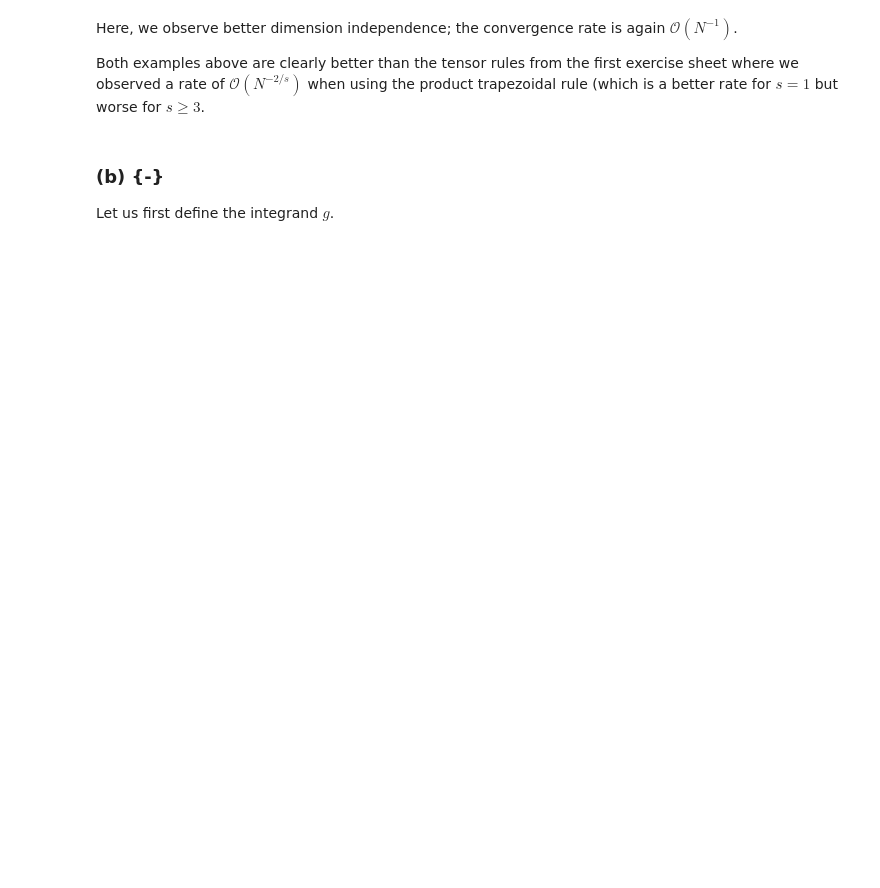
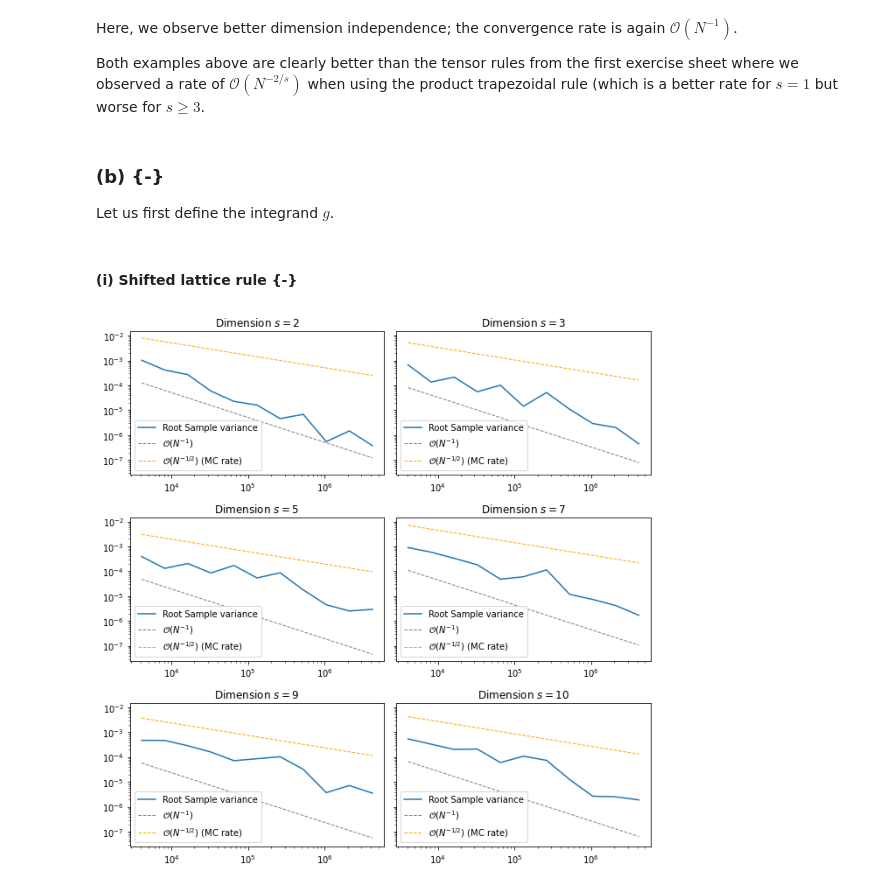
Before and after one commit to nilsfriess/hdauq, a Jupyter notebook: 04/Ex02.ipynb, the cells around one changed output. Drawn from its saved outputs; the diff is of its cells as text; code cells hidden in the pictures; blank space fills up the shorter version.

```diff
--- a/04/Ex02.ipynb
+++ b/04/Ex02.ipynb
@@ -110,3 +119,27 @@ def g(y):
     _,s = y.shape
 
     return 1 / ( 1 + np.sum((y - 0.5)/(np.arange(1,s+1)**2), axis=1))
+# %% [markdown]
+#### (i) Shifted lattice rule {-}
+# %%
+dims = [2,3,5,7,9,10]
+Ns   = np.power(2,range(10,20+1))
+R    = 4
+
+qmc_errors = np.empty((len(dims), len(Ns)))
+
+for i,s in enumerate(dims):
+    z = z_full[:s]
+    for j,N in enumerate(Ns):
+
+        qmc_res = np.empty((R,))
+        for r in range(R):
+            shift = np.random.uniform(0,1,size=s)
+            points = np.array([((k/N*z) + shift) % 1. for k in range(N+1)])
+            qmc_res[r] = qmc(g, points)
+
+        qmc_errors[i,j] = np.sqrt(np.var(qmc_res))
+
+plot_results(dims, R*Ns, qmc_errors, rate=1, error_label="Root Sample variance", plot_factor=500, with_mc_rate=True)
+# %% [output]
+[figure, added]
```
Also changed, not shown: parts of 8 cells of this notebook.
